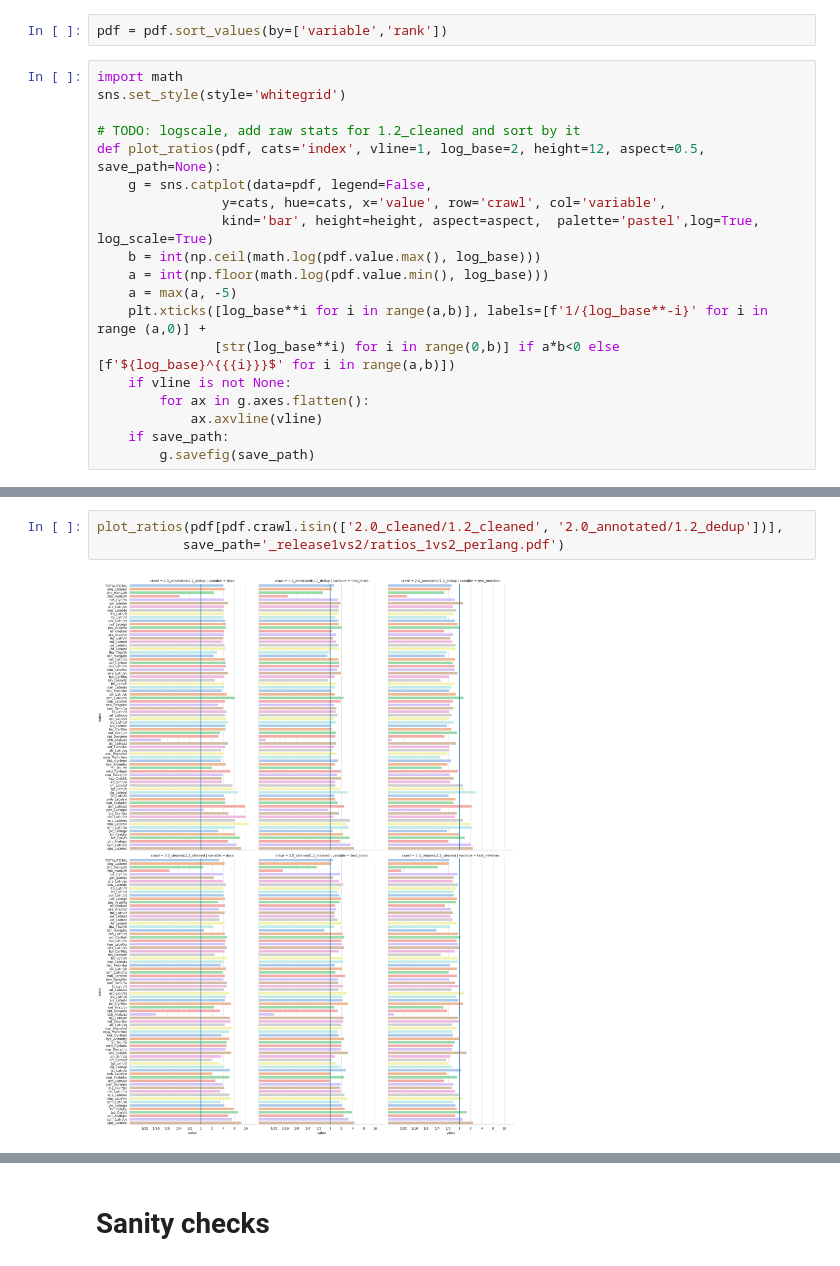
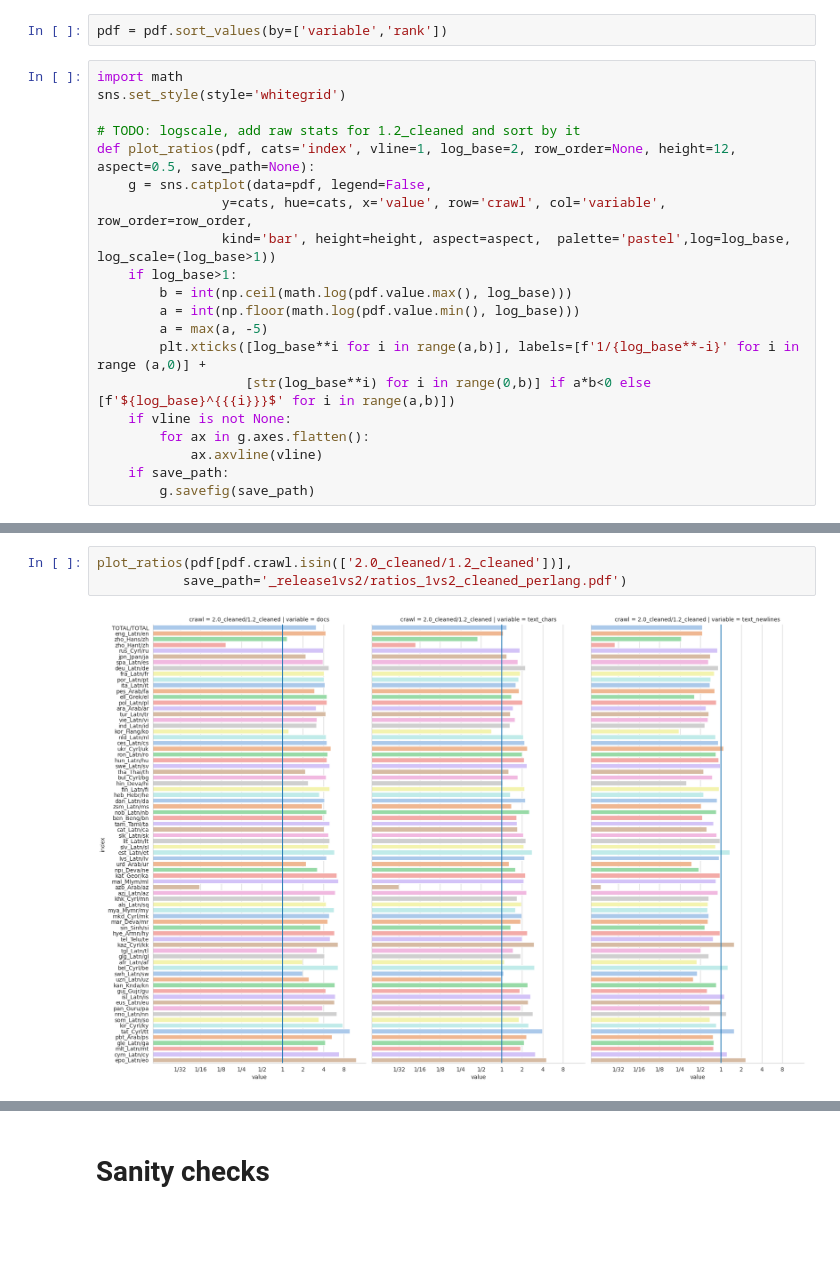
Before and after one commit to hplt-project/warc2text-runner, a Jupyter notebook: stats/lang-stats-release1VS2.ipynb, the cells around one changed output, grey strips where cells are left out. Saved outputs shown, nothing was run; the diff lists cells and outputs as text; blank space fills up the shorter version.

Commit message:
release1 VS release2: comparison notebook, plots and tables

```diff
--- a/stats/lang-stats-release1VS2.ipynb
+++ b/stats/lang-stats-release1VS2.ipynb
@@ -249,15 +249,16 @@ import math
 sns.set_style(style='whitegrid')
 
 # TODO: logscale, add raw stats for 1.2_cleaned and sort by it
-def plot_ratios(pdf, cats='index', vline=1, log_base=2, height=12, aspect=0.5, save_path=None):
+def plot_ratios(pdf, cats='index', vline=1, log_base=2, row_order=None, height=12, aspect=0.5, save_path=None):
     g = sns.catplot(data=pdf, legend=False,
-                y=cats, hue=cats, x='value', row='crawl', col='variable',
-                kind='bar', height=height, aspect=aspect,  palette='pastel',log=True, log_scale=True)
-    b = int(np.ceil(math.log(pdf.value.max(), log_base)))
-    a = int(np.floor(math.log(pdf.value.min(), log_base)))
-    a = max(a, -5)
-    plt.xticks([log_base**i for i in range(a,b)], labels=[f'1/{log_base**-i}' for i in range (a,0)] +
-               [str(log_base**i) for i in range(0,b)] if a*b<0 else [f'${log_base}^{{{i}}}$' for i in range(a,b)])
+                y=cats, hue=cats, x='value', row='crawl', col='variable', row_order=row_order,
+                kind='bar', height=height, aspect=aspect,  palette='pastel',log=log_base, log_scale=(log_base>1))
+    if log_base>1:
+        b = int(np.ceil(math.log(pdf.value.max(), log_base)))
+        a = int(np.floor(math.log(pdf.value.min(), log_base)))
+        a = max(a, -5)
+        plt.xticks([log_base**i for i in range(a,b)], labels=[f'1/{log_base**-i}' for i in range (a,0)] +
+                   [str(log_base**i) for i in range(0,b)] if a*b<0 else [f'${log_base}^{{{i}}}$' for i in range(a,b)])
     if vline is not None:
         for ax in g.axes.flatten():
             ax.axvline(vline)
@@ -286,5 +301,5 @@ array(['2.0_collections_merged/1.2_cleaned',
 # %%
-plot_ratios(pdf[pdf.crawl.isin(['2.0_cleaned/1.2_cleaned', '2.0_annotated/1.2_dedup'])],
-           save_path='_release1vs2/ratios_1vs2_perlang.pdf')
+plot_ratios(pdf[pdf.crawl.isin(['2.0_cleaned/1.2_cleaned'])],
+           save_path='_release1vs2/ratios_1vs2_cleaned_perlang.pdf')
 # %% [output]
-[figure, old version]
+[figure, new version]
```
Also changed, not shown: parts of 21 cells of this notebook.
